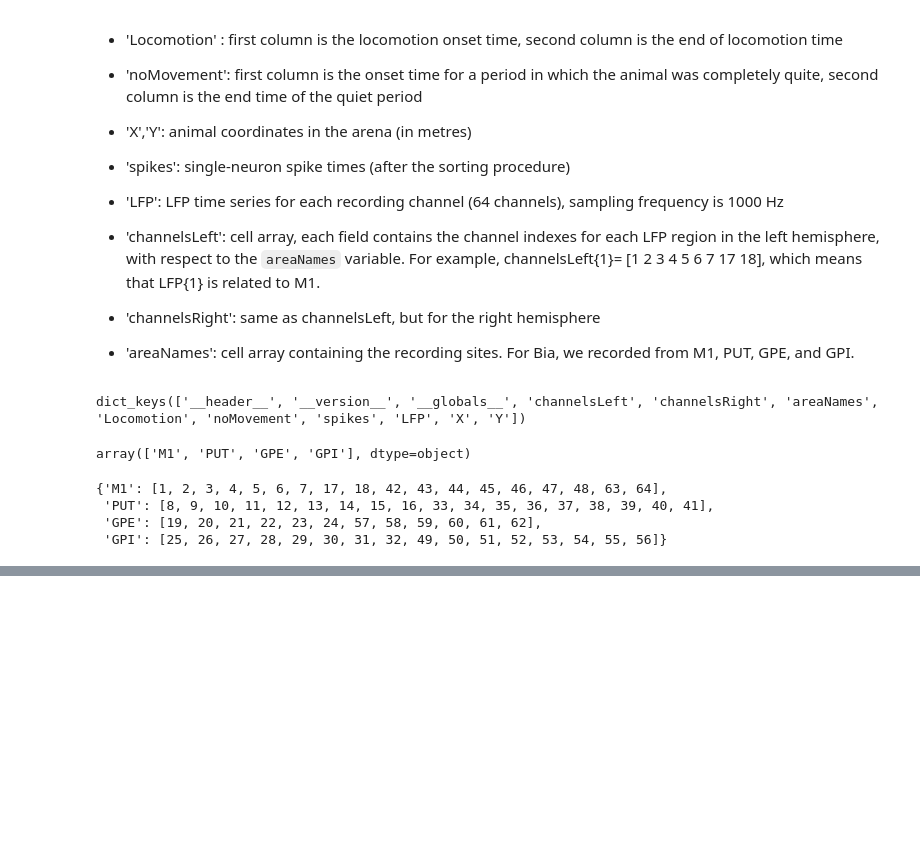
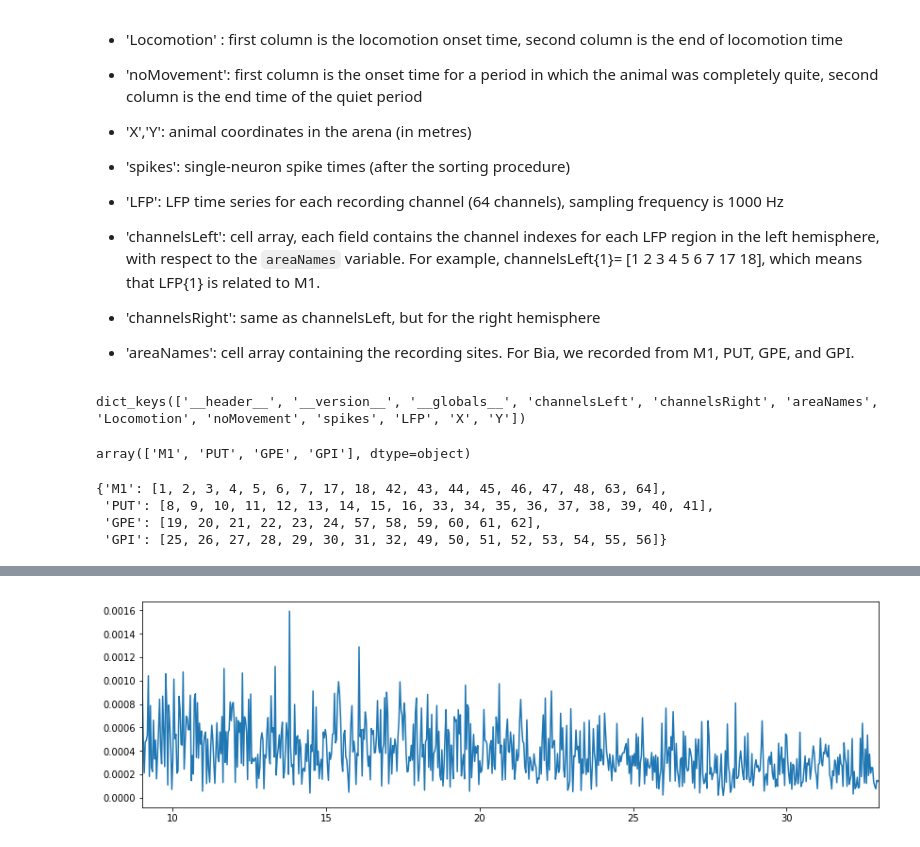
Before and after one commit to chyumin/isd, a Jupyter notebook: final_project/Final project.ipynb, the cells around one changed output, grey strips where cells are left out. Drawn from its saved outputs; the diff is of its cells as text; code cells hidden in the pictures; blank space fills up the shorter version.

```diff
--- a/final_project/Final project.ipynb
+++ b/final_project/Final project.ipynb
@@ -111,0 +157,27 @@ x = plot_fft(output, f'Low pass with Cut-off Frequencies: {fcs} Hz')
+# %%
+### Getting channel_indexes manually according to previous lfp_id (previous_cell output). The SPKC19 is ignored
+d = {
+    'MI_L': [1, 2, 3, 4, 5],
+    'PUT_L': [6, 7, 8, 9, 10, 11],
+    'GPE_L': [12, 13, 14, 15],
+    'GPI_L': [16, 17, 18, 19, 20],
+    'VL_L': [21, 22, 27, 28, 29, 30, 31, 32],
+    'STN_L': [23, 24, 25, 26],
+    'MI_R': [60, 61, 62, 63, 64],
+    'PUT_R': [54, 55, 56, 57, 58, 59],
+    'GPE_R': [50, 51, 52, 53],
+    'GPI_R': [45, 46, 47, 48, 49],
+    'VL_R': [33, 34, 39, 40, 41, 42, 43, 44],
+    'STN_R': [35, 36, 37, 38]
+}
+# %%
+# Since the healthy data doesn't have VL and STN, they will be ignored
+m1_left = np.array([injuried_data.lfp_samples[i] for i in d.get('MI_L')])
+put_left = np.array([injuried_data.lfp_samples[i] for i in d.get('PUT_L')])
+gpe_left = np.array([injuried_data.lfp_samples[i] for i in d.get('GPE_L')])
+gpi_left = np.array([injuried_data.lfp_samples[i] for i in d.get('GPI_L')])
+
+m1_right = np.array([injuried_data.lfp_samples[i] for i in d.get('MI_R')])
+put_right = np.array([injuried_data.lfp_samples[i] for i in d.get('PUT_R')])
+gpe_right = np.array([injuried_data.lfp_samples[i] for i in d.get('GPE_R')])
+gpi_right = np.array([injuried_data.lfp_samples[i] for i in d.get('GPI_R')])
@@ -111,0 +186,8 @@ x = plot_fft(output, f'Low pass with Cut-off Frequencies: {fcs} Hz')
+# %%
+mean_signal = gpe_right[0]
+# %%
+signal = mean_signal
+# %%
+psd = process_psd(signal, 20, 30)
+# %% [output]
+[figure, added]
```
Also changed, not shown: parts of 16 cells of this notebook, 1 other file.
